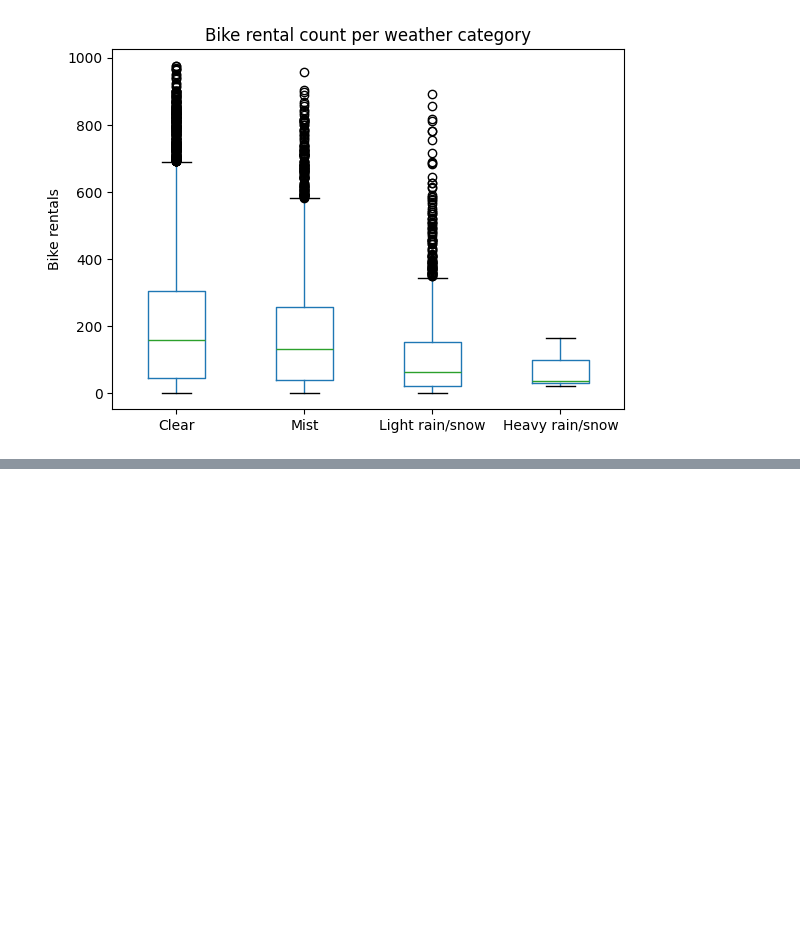
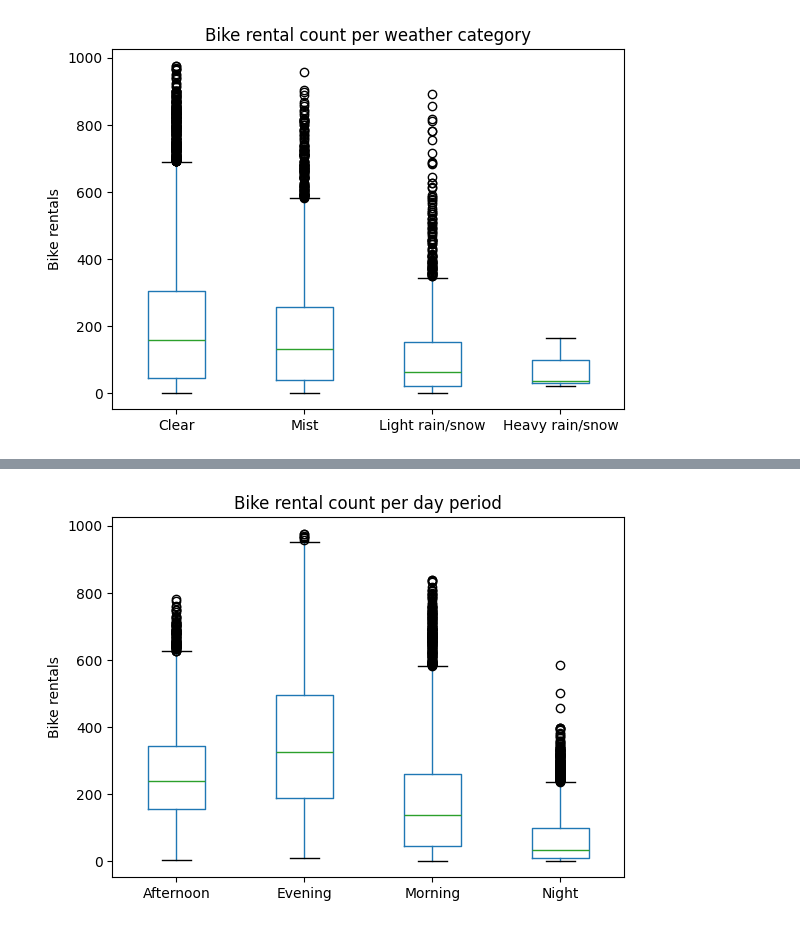
Before and after one commit to paulcarvalho/Bike-Sharing-EDA, a Jupyter notebook: bike_sharing_eda.ipynb, the cells around one changed output, grey strips where cells are left out. Cells and saved outputs as stored; diff of their text form; code cells hidden in the pictures; blank space fills up the shorter version.

```diff
--- a/bike_sharing_eda.ipynb
+++ b/bike_sharing_eda.ipynb
@@ -183,0 +309,13 @@ Create a feature that combines weather and season to capture conditions like "co
+# %%
+# Day period - discretize hr into categories (morning, afternoon, evening, night)
+def get_day_period(hour):
+    if 5 <= hour <= 11:
+        return 'Morning'
+    elif 12 <= hour <= 16:
+        return "Afternoon"
+    elif 17 <= hour <= 20:
+        return "Evening"
+    else:
+        return "Night"
+
+combined_df["day_period"] = combined_df['hr'].apply(get_day_period)
@@ -183,0 +340,9 @@ Create a feature that combines weather and season to capture conditions like "co
+# %%
+combined_df.boxplot(column="cnt", by="day_period", grid=False)
+plt.title("Bike rental count per day period")
+plt.suptitle('')
+plt.xlabel("")
+plt.ylabel("Bike rentals")
+plt.show()
+# %% [output]
+[figure, added]
```
Also changed, not shown: parts of 19 cells of this notebook.
